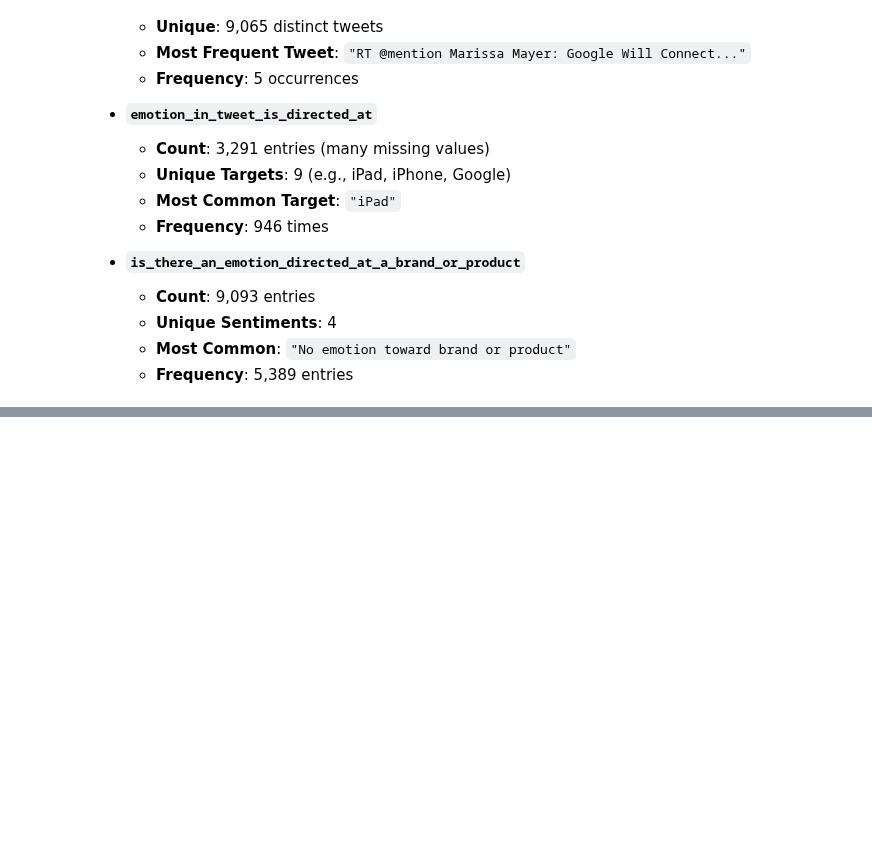
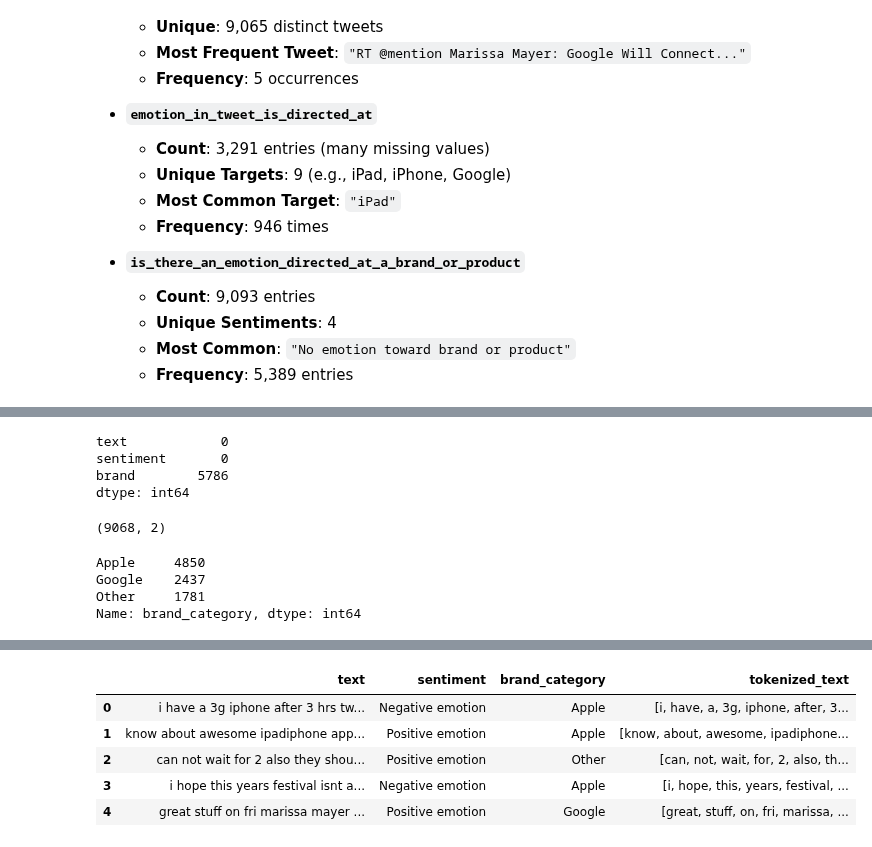
Before and after one commit to mwakad/NLP-models-for-twitter-sentiment-analysis--google-and-apple-products-, a Jupyter notebook: notebooks/kawira.ipynb, the cells around one changed output, grey strips where cells are left out. Cells and saved outputs as stored; diff of their text form; code cells hidden in the pictures; blank space fills up the shorter version.

```diff
--- a/notebooks/kawira.ipynb
+++ b/notebooks/kawira.ipynb
@@ -139,0 +164,7 @@ The `.describe()` method provides a high-level overview of the dataset’s non-n
+# %%
+df = df.rename(columns={
+    'tweet_text': 'text',
+    'is_there_an_emotion_directed_at_a_brand_or_product': 'sentiment',
+    'emotion_in_tweet_is_directed_at': 'brand'
+})
+df = df[['text', 'sentiment', 'brand']]
@@ -139,0 +269,8 @@ The `.describe()` method provides a high-level overview of the dataset’s non-n
+# %%
+#checking missing values
+cleaned_df.isnull().sum()
+# %% [output]
+text            0
+sentiment       0
+brand        5786
+dtype: int64
@@ -139,0 +280,36 @@ The `.describe()` method provides a high-level overview of the dataset’s non-n
+# %%
+cleaned_df.shape
+# %% [output]
+(9068, 2)
+# %%
+class BrandCategorizer:
+    def __init__(self, df):
+        self.df = df.copy()
+    def categorize_brand(self, text):
+        if pd.isna( text):
+            return 'Unknown'
+         #text =  text.lower()
+        if any(x in  text for x in ['apple', 'iphone', 'ipad', 'macbook']):
+            return 'Apple'
+        elif any(x in  text for x in ['google', 'android', 'pixel', 'chromebook']):
+            return 'Google'
+        else:
+            return 'Other'
+    def apply_categorization(self):
+        self.df['brand_category'] = self.df['text'].apply(self.categorize_brand)
+        return self.df
+categorizer = BrandCategorizer(cleaned_df)
+cleaned_df = categorizer.apply_categorization()
+cleaned_df['brand_category'].value_counts()
+# %% [output]
+Apple     4850
+Google    2437
+Other     1781
+Name: brand_category, dtype: int64
+# %%
+# tokenization
+nltk.download('punkt')
+cleaned_df['tokenized_text'] = cleaned_df['text'].apply(word_tokenize)
+# Check the first few rows after tokenization
+cleaned_df.head()
+# %% [output]
@@ -139,0 +319,6 @@ The `.describe()` method provides a high-level overview of the dataset’s non-n
+|  | text | sentiment | brand_category | tokenized_text |
+| 0 | i have a 3g iphone after 3 hrs tw... | Negative emotion | Apple | [i, have, a, 3g, iphone, after, 3... |
+| 1 | know about awesome ipadiphone app... | Positive emotion | Apple | [know, about, awesome, ipadiphone... |
+| 2 | can not wait for 2 also they shou... | Positive emotion | Other | [can, not, wait, for, 2, also, th... |
+| 3 | i hope this years festival isnt a... | Negative emotion | Apple | [i, hope, this, years, festival, ... |
+| 4 | great stuff on fri marissa mayer ... | Positive emotion | Google | [great, stuff, on, fri, marissa, ... |
```
Also changed, not shown: parts of 14 cells of this notebook.
